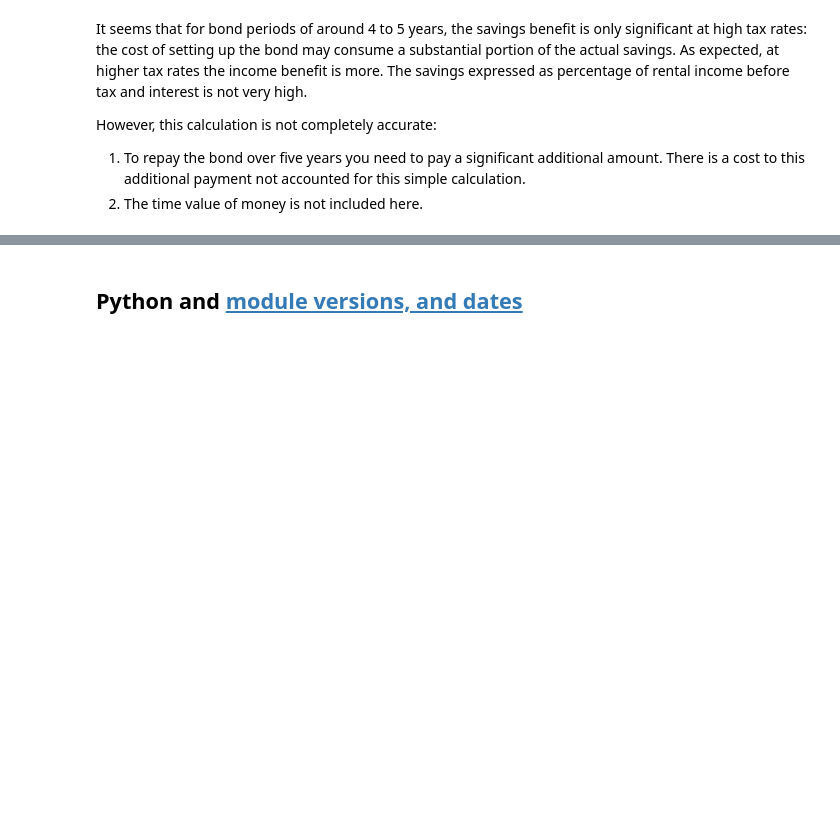
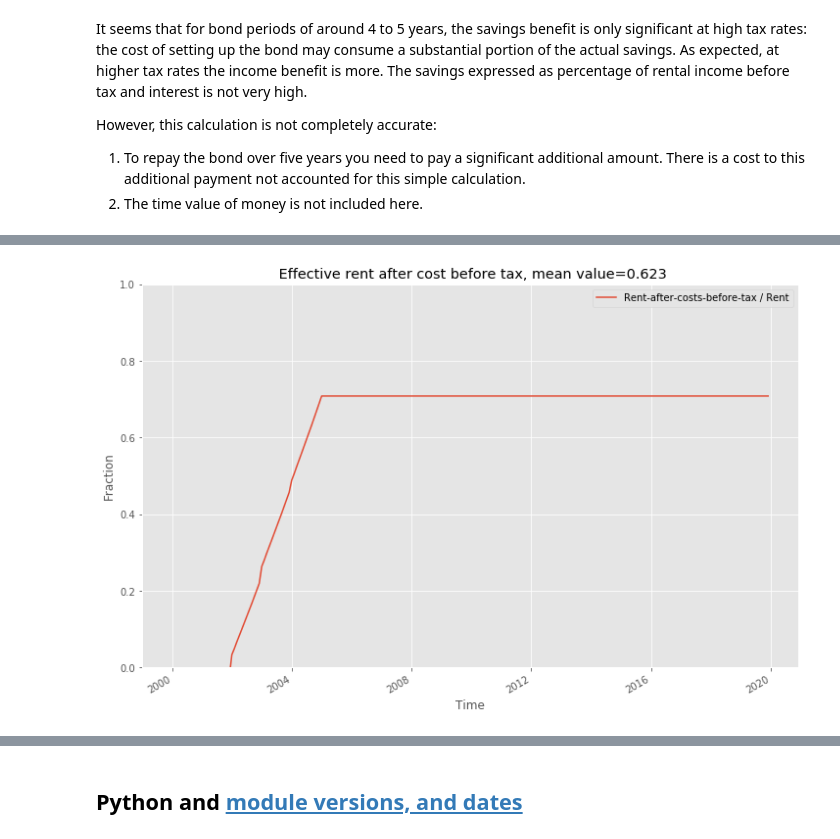
Before and after one commit to NelisW/RetirementPlanning, a Jupyter notebook: 01-Mortgage-Amortisation.ipynb, the cells around one changed output, grey strips where cells are left out. Drawn from its saved outputs; the diff is of its cells as text; code cells hidden in the pictures; blank space fills up the shorter version.

```diff
--- a/01-Mortgage-Amortisation.ipynb
+++ b/01-Mortgage-Amortisation.ipynb
@@ -280,0 +380,4 @@ However, this calculation is not completely accurate:
+# %%
+rfun.plotrentalpropeffectiverent(dfc)
+# %% [output]
+[figure, added]
```
Also changed, not shown: parts of 28 cells of this notebook.
